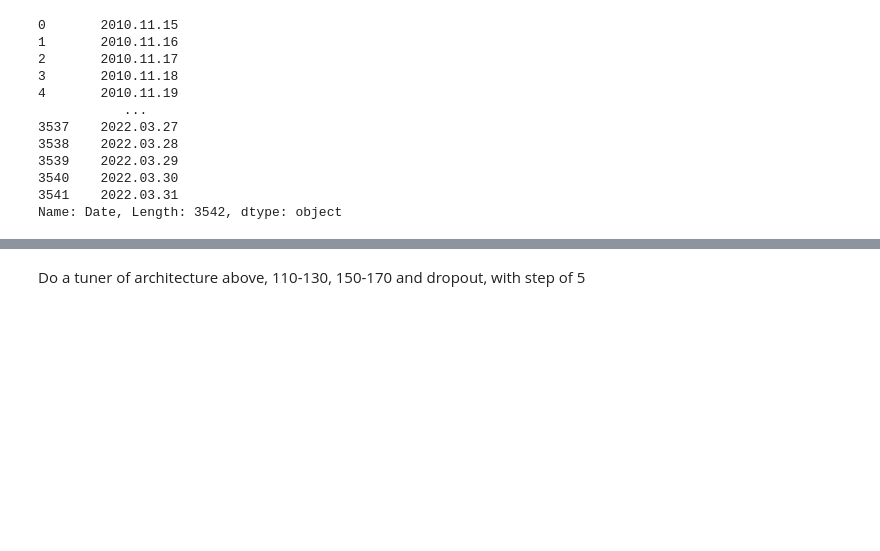
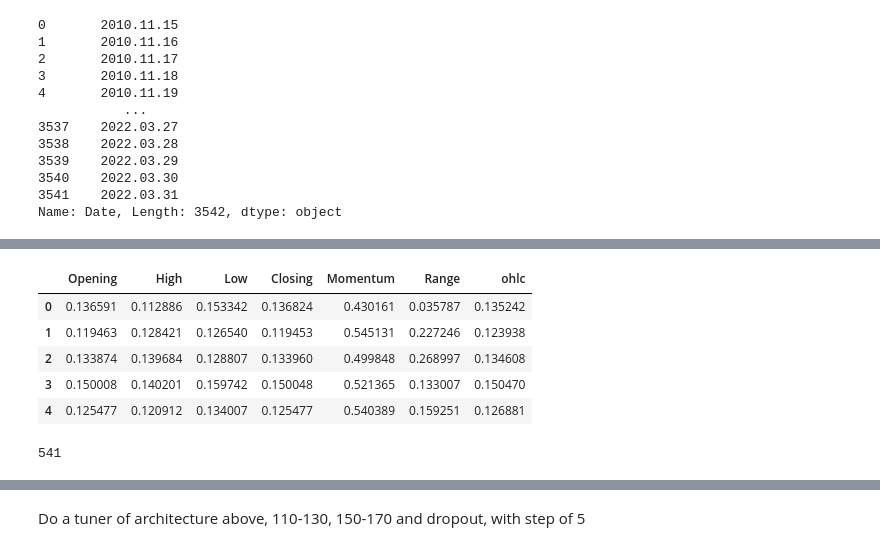
Before and after one commit to dawiddzhafarov/Forex-Exchange-Rates-Prediction, a Jupyter notebook: Colab Notebooks/22BestTry.ipynb, the cells around one changed output, grey strips where cells are left out. Drawn from its saved outputs; the diff is of its cells as text; code cells hidden in the pictures; blank space fills up the shorter version.

```diff
--- a/Colab Notebooks/22BestTry.ipynb
+++ b/Colab Notebooks/22BestTry.ipynb
@@ -39 +55,10 @@ df_scalled = pd.DataFrame(df_scalled, columns=[
+# %%
+df_scalled.head(5)
+# %% [output]
+|  | Opening | High | Low | Closing | Momentum | Range | ohlc |
+| 0 | 0.136591 | 0.112886 | 0.153342 | 0.136824 | 0.430161 | 0.035787 | 0.135242 |
+| 1 | 0.119463 | 0.128421 | 0.126540 | 0.119453 | 0.545131 | 0.227246 | 0.123938 |
+| 2 | 0.133874 | 0.139684 | 0.128807 | 0.133960 | 0.499848 | 0.268997 | 0.134608 |
+| 3 | 0.150008 | 0.140201 | 0.159742 | 0.150048 | 0.521365 | 0.133007 | 0.150470 |
+| 4 | 0.125477 | 0.120912 | 0.134007 | 0.125477 | 0.540389 | 0.159251 | 0.126881 |
 # %%
@@ -43,6 +68,10 @@ delay = 0
 batch_size = 128
 # %%
 float_data = np.array(df_scalled).astype('float32')
+# %%
+len(float_data[3001:])
+# %% [output]
+541
 # %%
 def generator(data, lookback, delay, min_index, max_index,shuffle=False, batch_size=128, step=1):
   if max_index is None:
```
Also changed, not shown: parts of 21 cells of this notebook, 48 other files.
